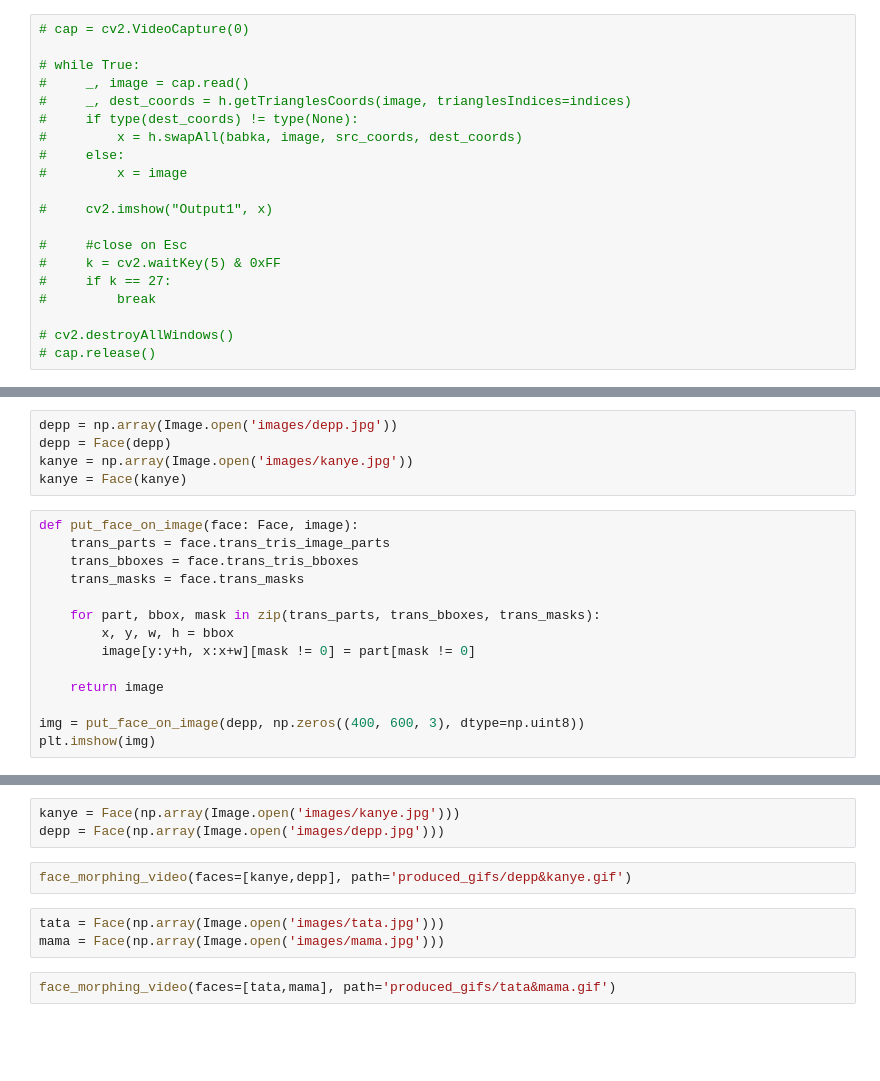
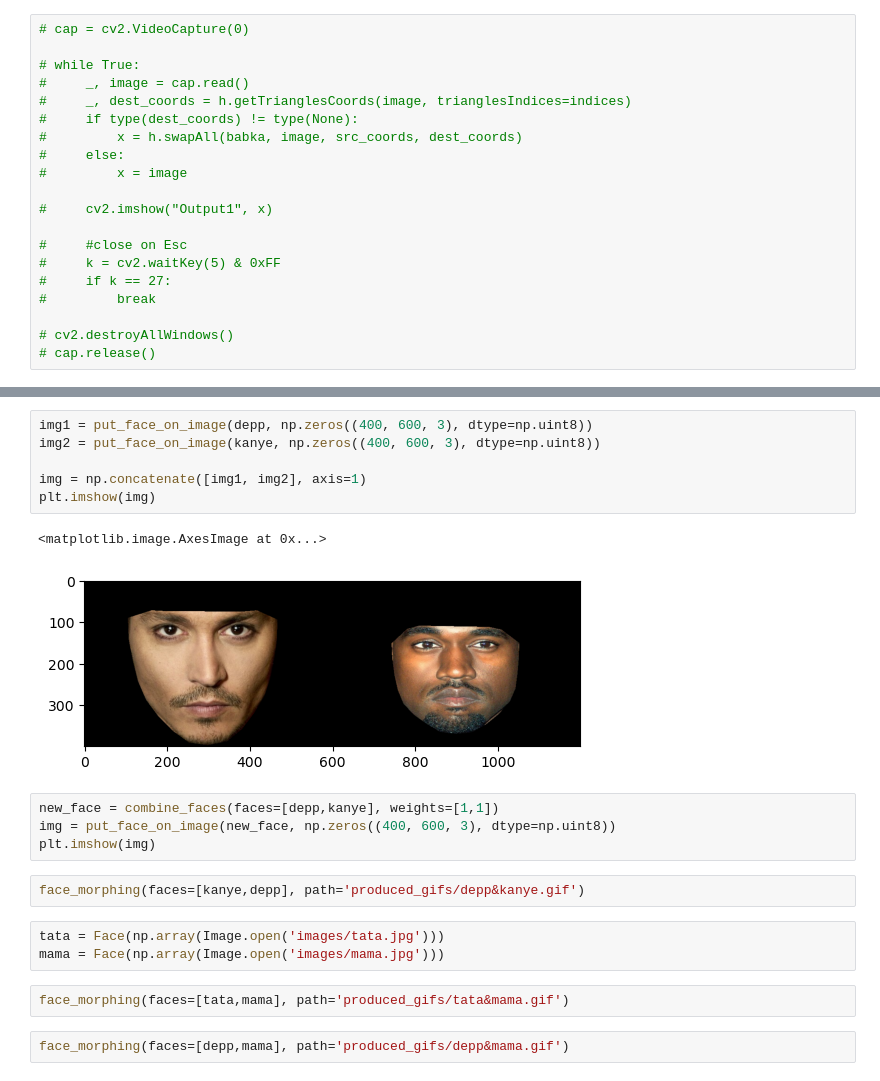
Before and after one commit to Shapke01/facePlay, a Jupyter notebook: capture.ipynb, the cells around one changed output, grey strips where cells are left out. Cells and saved outputs as stored; diff of their text form; blank space fills up the shorter version.

```diff
--- a/capture.ipynb
+++ b/capture.ipynb
@@ -192,19 +57,0 @@ class Face:
-# %%
-depp = np.array(Image.open('images/depp.jpg'))
-depp = Face(depp)
-kanye = np.array(Image.open('images/kanye.jpg'))
-kanye = Face(kanye)
-# %%
-def put_face_on_image(face: Face, image):
-    trans_parts = face.trans_tris_image_parts
-    trans_bboxes = face.trans_tris_bboxes
-    trans_masks = face.trans_masks
-
-    for part, bbox, mask in zip(trans_parts, trans_bboxes, trans_masks):
-        x, y, w, h = bbox
-        image[y:y+h, x:x+w][mask != 0] = part[mask != 0]
-
-    return image
-
-img = put_face_on_image(depp, np.zeros((400, 600, 3), dtype=np.uint8))
-plt.imshow(img)
@@ -319,10 +58,22 @@ def face_morphing_video(faces: list[Face], path: str = "face_morphing.gif"):
-# %%
-kanye = Face(np.array(Image.open('images/kanye.jpg')))
-depp = Face(np.array(Image.open('images/depp.jpg')))
+# %%
+img1 = put_face_on_image(depp, np.zeros((400, 600, 3), dtype=np.uint8))
+img2 = put_face_on_image(kanye, np.zeros((400, 600, 3), dtype=np.uint8))
+
+img = np.concatenate([img1, img2], axis=1)
+plt.imshow(img)
+# %% [output]
+<matplotlib.image.AxesImage at 0x...>
+[figure, added]
+# %%
+new_face = combine_faces(faces=[depp,kanye], weights=[1,1])
+img = put_face_on_image(new_face, np.zeros((400, 600, 3), dtype=np.uint8))
+plt.imshow(img)
 # %%
-face_morphing_video(faces=[kanye,depp], path='produced_gifs/depp&kanye.gif')
+face_morphing(faces=[kanye,depp], path='produced_gifs/depp&kanye.gif')
 # %%
 tata = Face(np.array(Image.open('images/tata.jpg')))
 mama = Face(np.array(Image.open('images/mama.jpg')))
 # %%
-face_morphing_video(faces=[tata,mama], path='produced_gifs/tata&mama.gif')
+face_morphing(faces=[tata,mama], path='produced_gifs/tata&mama.gif')
+# %%
+face_morphing(faces=[depp,mama], path='produced_gifs/depp&mama.gif')
```
Also changed, not shown: parts of 23 cells of this notebook, 5 other files.
